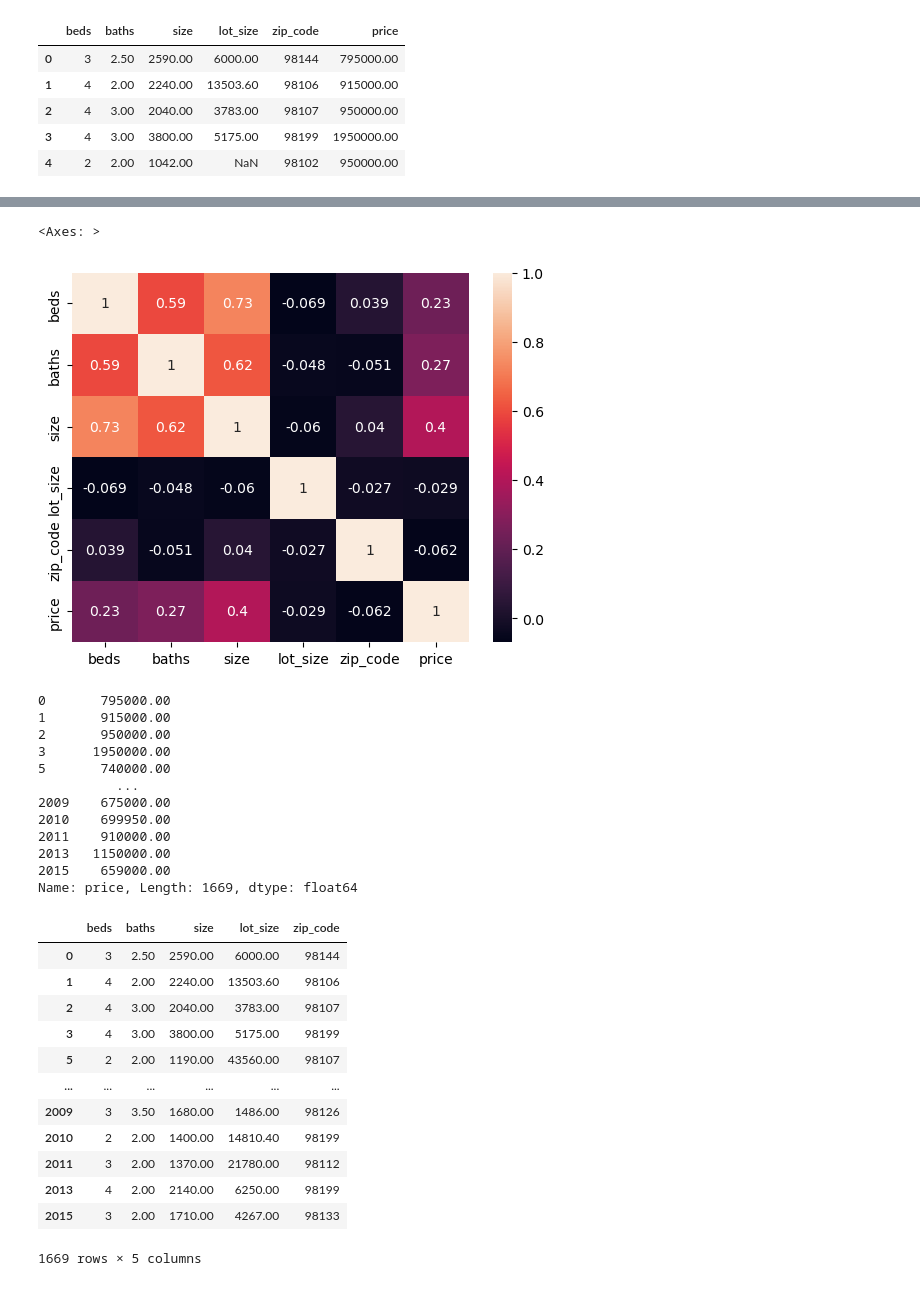
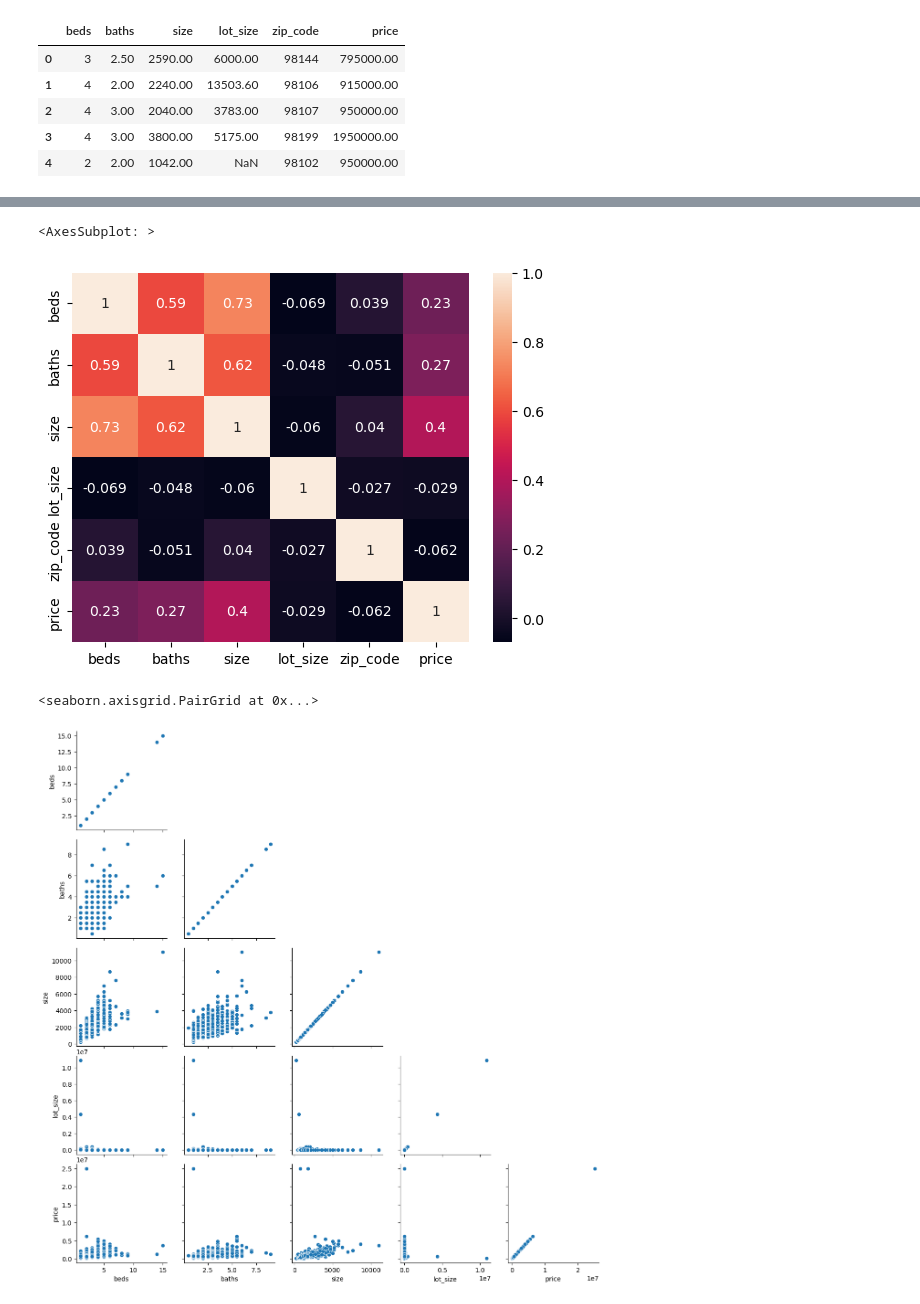
Before and after one commit to m4gical/datasets, a Jupyter notebook: HOUSE PRICE PREDICTION - SEATTLE/Houses in Seattle.ipynb, the cells around one changed output, grey strips where cells are left out. Saved outputs shown, nothing was run; the diff lists cells and outputs as text; code cells hidden in the pictures.

```diff
--- a/HOUSE PRICE PREDICTION - SEATTLE/Houses in Seattle.ipynb
+++ b/HOUSE PRICE PREDICTION - SEATTLE/Houses in Seattle.ipynb
@@ -10,6 +23,6 @@ from sklearn import metrics
 # %%
-train_df = pd.read_csv('D:\\Random\\Для PC\\Data and ML\\datasets\\HOUSE PRICE PREDICTION - SEATTLE\\train.csv')
-test_df = pd.read_csv('D:\\Random\\Для PC\\Data and ML\\datasets\\HOUSE PRICE PREDICTION - SEATTLE\\test.csv')
+train_df = pd.read_csv('train.csv')
+test_df = pd.read_csv('test.csv')
 # %%
 train_df.head()
 # %% [output]
@@ -50,10 +72,9 @@ test_df = test_df.drop(columns = 'size_units')
 # %%
-def convert_to_sqrf(df):
+def convert_to_sqft(df):
     if df['lot_size_units'] == 'acre':
         return df['lot_size'] * 43560
-
     else:
         return df['lot_size']
 # %%
-train_df['lot_size'] = train_df.apply(convert_to_sqrf, axis = 'columns')
-test_df['lot_size'] = test_df.apply(convert_to_sqrf, axis = 'columns')
+train_df['lot_size'] = train_df.apply(convert_to_sqft, axis = 'columns')
+test_df['lot_size'] = test_df.apply(convert_to_sqft, axis = 'columns')
@@ -75,0 +103,3 @@ test_df = test_df.dropna()
+# %%
+train_df['zip_code'] = train_df['zip_code'].astype('category')
+test_df['zip_code'] = test_df['zip_code'].astype('category')
@@ -76,6 +122,6 @@ test_df = test_df.dropna()
 # %%
-corr_train = train_df.corr()
+corr_train = train_df.corr(numeric_only = False)
 sns.heatmap(corr_train, annot = True)
 # %% [output]
-<Axes: >
+<AxesSubplot: >
 [figure]
@@ -84,15 +127,0 @@ price = train_df['price']
-# %%
-price
-# %% [output]
-0       795000.00
-1       915000.00
-2       950000.00
-3      1950000.00
-5       740000.00
-          ...
-2009    675000.00
-2010    699950.00
-2011    910000.00
-2013   1150000.00
-2015    659000.00
-Name: price, Length: 1669, dtype: float64
@@ -101,16 +128,6 @@ ves_x = train_df.drop(columns = 'price', axis = 1)
-# %%
-ves_x
-# %% [output]
-|  | beds | baths | size | lot_size | zip_code |
-| 0 | 3 | 2.50 | 2590.00 | 6000.00 | 98144 |
-| 1 | 4 | 2.00 | 2240.00 | 13503.60 | 98106 |
-| 2 | 4 | 3.00 | 2040.00 | 3783.00 | 98107 |
-| 3 | 4 | 3.00 | 3800.00 | 5175.00 | 98199 |
-| 5 | 2 | 2.00 | 1190.00 | 43560.00 | 98107 |
-| ... | ... | ... | ... | ... | ... |
-| 2009 | 3 | 3.50 | 1680.00 | 1486.00 | 98126 |
-| 2010 | 2 | 2.00 | 1400.00 | 14810.40 | 98199 |
-| 2011 | 3 | 2.00 | 1370.00 | 21780.00 | 98112 |
-| 2013 | 4 | 2.00 | 2140.00 | 6250.00 | 98199 |
-| 2015 | 3 | 2.00 | 1710.00 | 4267.00 | 98133 |
-1669 rows × 5 columns
+# %%
+g = sns.PairGrid(train_df, corner = True)
+g.map(sns.scatterplot)
+# %% [output]
+<seaborn.axisgrid.PairGrid at 0x...>
+[figure, added]
```
Also changed, not shown: parts of 33 cells of this notebook.
